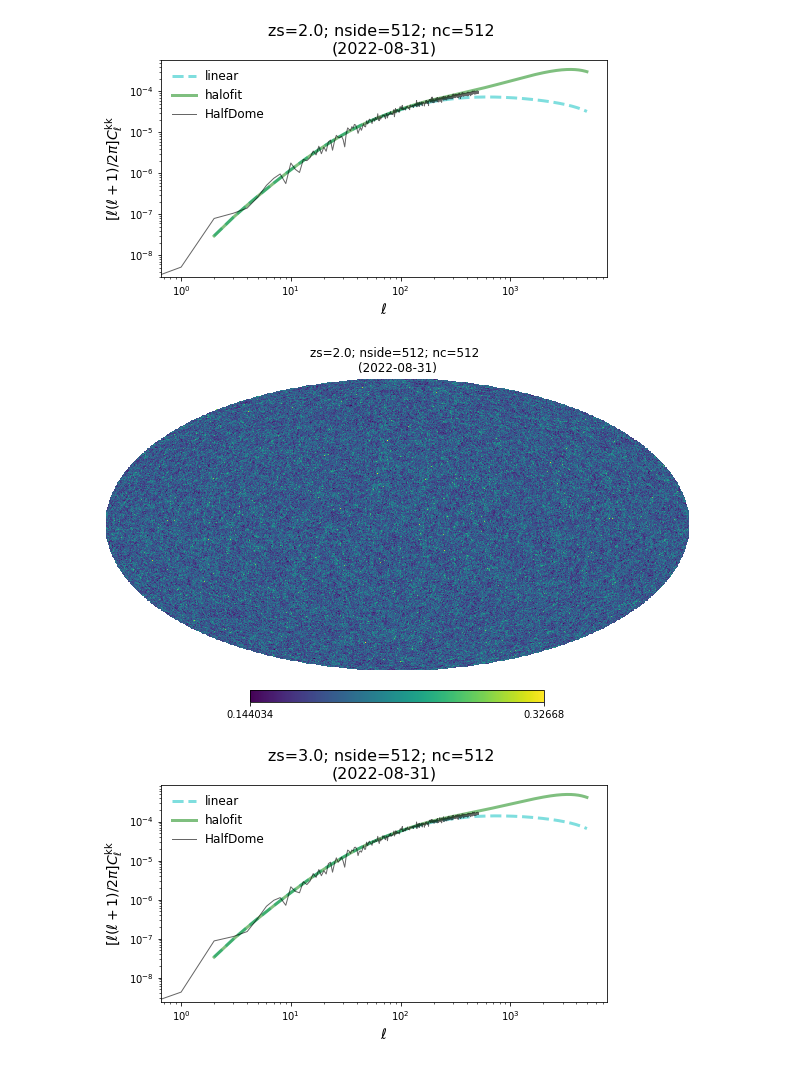
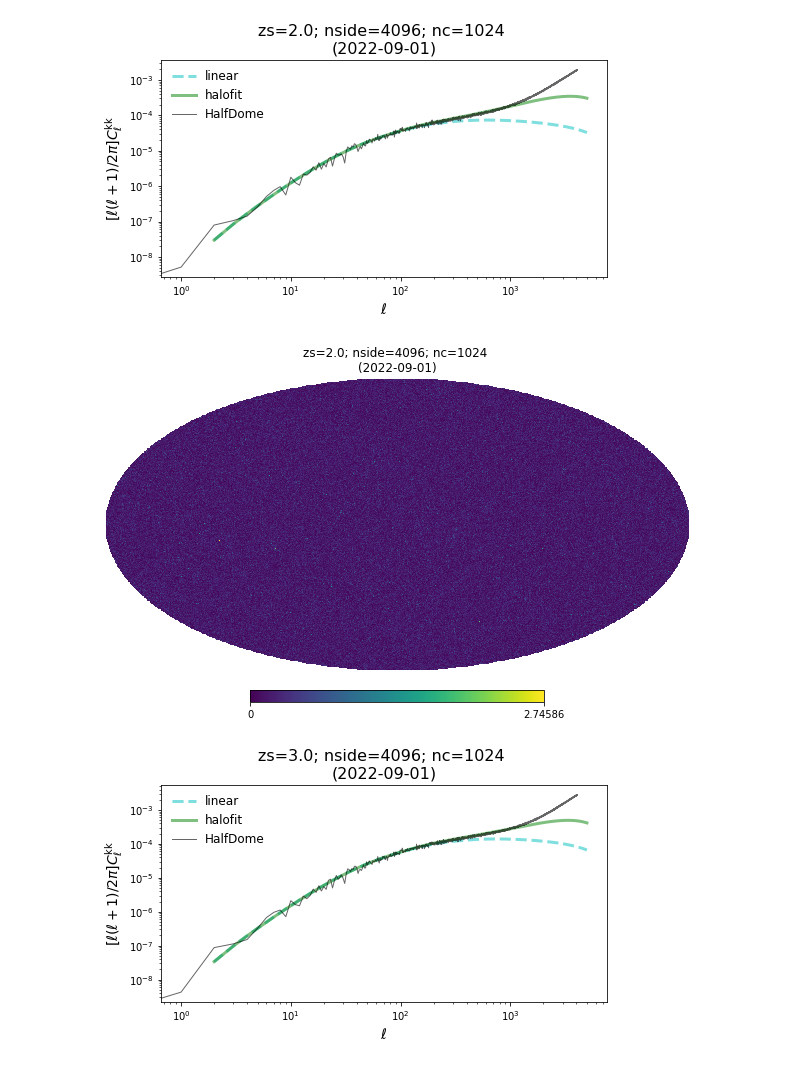
Before and after one commit to HalfDomeSims/Lensing-Born, a Jupyter notebook: test_kappa_maps.ipynb, the cells around one changed output. Drawn from its saved outputs; the diff is of its cells as text; code cells hidden in the pictures.

Commit message:
added nc=1024 nside=4096 maps

```diff
--- a/test_kappa_maps.ipynb
+++ b/test_kappa_maps.ipynb
@@ -90,8 +90,9 @@ def calc_cl(z_s):
 # %%
 zs=1.0
 fs=12
-def gen_comp(zs,nc=512):
-    f = bigfile.File('lensing_maps/WL-%.2f-N0512'%(zs))
+def gen_comp(zs,nc=512,nside=4096):
+    subdir='/global/cscratch1/sd/jialiu/halfdome/lensing_maps/'
+    f = bigfile.File(subdir+'nc%i/WL-%.2f-N%04i'%(nc,zs,nside))
 
     nside = f['kappa'].attrs['nside'][0]
     zmin  = f['kappa'].attrs['zlmin'][0]
@@ -102,10 +103,10 @@ def gen_comp(zs,nc=512):
     # print('nside = ', nside)
     # print('redshifts = ', zs)
 
-    lmax = min([1000,nside])#5000
+    lmax = nside #min([5000,nside]) #
     ell_sim = np.arange(lmax+1)
     # print (f['kappa'][:].shape)
-    fn_cl='lensing_maps/kappa_cl_z%.2f.npz'%(zs)
+    fn_cl=subdir+'nc%i/kappa_cl_z%.2f_nside%i.npz'%(nc,zs,nside)
     if not os.path.isfile(fn_cl):
         cl=hp.anafast(f['kappa'][:], lmax=lmax)
         np.savez(fn_cl, ell=ell_sim, cl = cl)
@@ -115,7 +116,7 @@ def gen_comp(zs,nc=512):
     ell_sim, cl_sim=data['ell'], data['cl']
 
     ####### compute halofit curve
-    fn_cl_camb = 'kappa_cl_camb_z%.2f.npz'%(zs)
+    fn_cl_camb = subdir+'kappa_cl_camb_z%.2f.npz'%(zs)
     if not os.path.isfile(fn_cl_camb):
         ell, clkk, clkk_lin = calc_cl(zs)
         np.savez(fn_cl_camb, ell=ell, clkk = clkk, clkk_lin=clkk_lin)
@@ -123,7 +124,7 @@ def gen_comp(zs,nc=512):
     ell, clkk, clkk_lin = data['ell'], data['clkk'], data['clkk_lin']
 
     ititle='zs=%s; nside=%i; nc=%i \n(%s)'%(zs,nside,nc,date.today())
-    figure(0, figsize=(8,4))
+    fig=figure(0, figsize=(8,4))
     xscale('log');yscale('log');#xlim(2,2500)
     xlabel(r'$\ell$',fontsize=fs+2)
     ylabel(r'$[\ell(\ell+1)/2\pi]  C_\ell^\mathrm{kk}$',fontsize=fs+2)
@@ -132,6 +133,7 @@ def gen_comp(zs,nc=512):
     plot(ell_sim,cl_sim*ell_sim*(ell_sim+1)/2./pi,'k-',lw=1,alpha=0.6,label='HalfDome')
     legend(loc=0,frameon=0,fontsize=fs)
     title(ititle,fontsize=fs+4)
+    fig.savefig(subdir+'clkk_z%.2f_nc%i_nside%i.jpg'%(zs,nc,nside))
     show()
 
     hp.mollview(f['kappa'][:],title=ititle)#, min=-0.02, max=0.02)
@@ -139,5 +141,5 @@ def gen_comp(zs,nc=512):
     #hp.cartview(f['kappa'][:], lonra=[-fov/2, fov/2], latra=[-fov/2, fov/2], min=-0.3, max=0.3)
 # %%
 for zs in (1,2,3):
-    gen_comp(zs)
+    gen_comp(zs, nc=1024, nside=4096)
 # %% [output]
@@ -146,3 +148,3 @@ for zs in (1,2,3):
-[figure, old version]
+[figure, new version]
-[figure, old version]
+[figure, new version]
-[figure, old version]
+[figure, new version]
```
Also changed, not shown: parts of 1 cell of this notebook.
